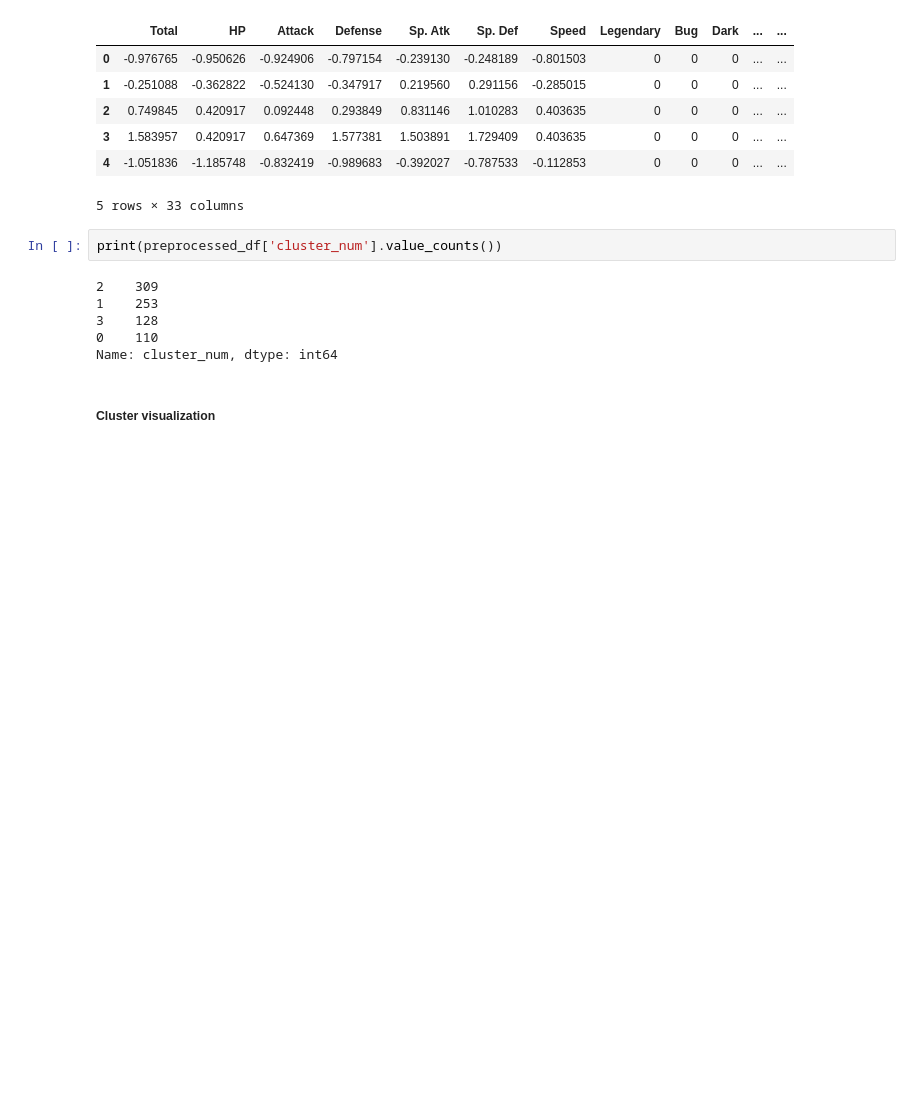
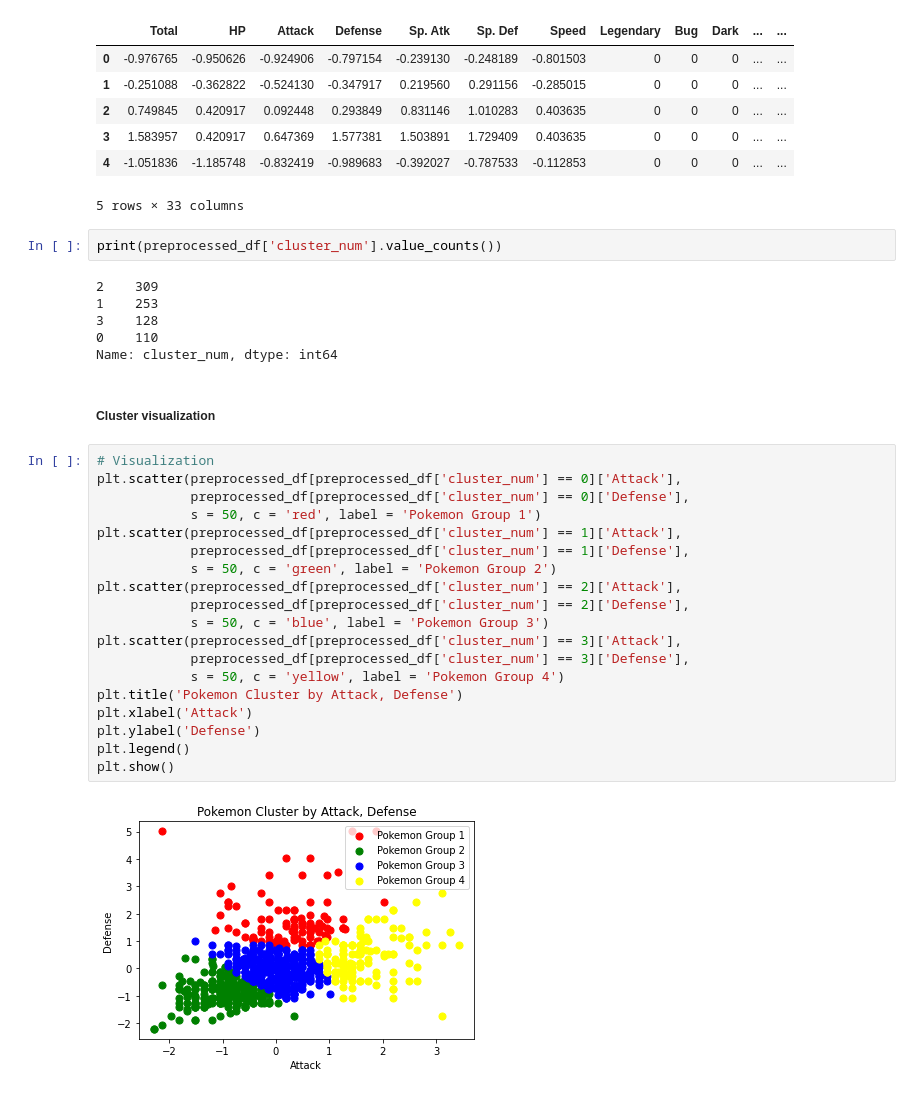
Before and after one commit to dylan5023/Data-Sicence, a Jupyter notebook: ML/pokemon_classification.ipynb, the cells around one changed output. Drawn from its saved outputs; the diff is of its cells as text; blank space fills up the shorter version.

```diff
--- a/ML/pokemon_classification.ipynb
+++ b/ML/pokemon_classification.ipynb
@@ -436,3 +436,24 @@ print(preprocessed_df['cluster_num'].value_counts())
 Name: cluster_num, dtype: int64
 # %% [markdown]
 ##### Cluster visualization
+# %%
+# Visualization
+plt.scatter(preprocessed_df[preprocessed_df['cluster_num'] == 0]['Attack'],
+            preprocessed_df[preprocessed_df['cluster_num'] == 0]['Defense'],
+            s = 50, c = 'red', label = 'Pokemon Group 1')
+plt.scatter(preprocessed_df[preprocessed_df['cluster_num'] == 1]['Attack'],
+            preprocessed_df[preprocessed_df['cluster_num'] == 1]['Defense'],
+            s = 50, c = 'green', label = 'Pokemon Group 2')
+plt.scatter(preprocessed_df[preprocessed_df['cluster_num'] == 2]['Attack'],
+            preprocessed_df[preprocessed_df['cluster_num'] == 2]['Defense'],
+            s = 50, c = 'blue', label = 'Pokemon Group 3')
+plt.scatter(preprocessed_df[preprocessed_df['cluster_num'] == 3]['Attack'],
+            preprocessed_df[preprocessed_df['cluster_num'] == 3]['Defense'],
+            s = 50, c = 'yellow', label = 'Pokemon Group 4')
+plt.title('Pokemon Cluster by Attack, Defense')
+plt.xlabel('Attack')
+plt.ylabel('Defense')
+plt.legend()
+plt.show()
+# %% [output]
+[figure, added]
```
Also changed, not shown: parts of 11 cells of this notebook.
